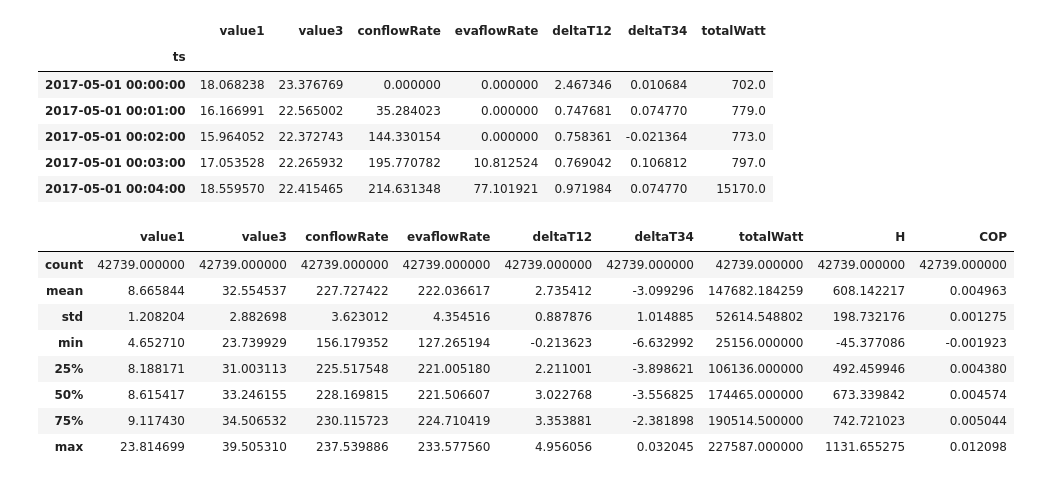
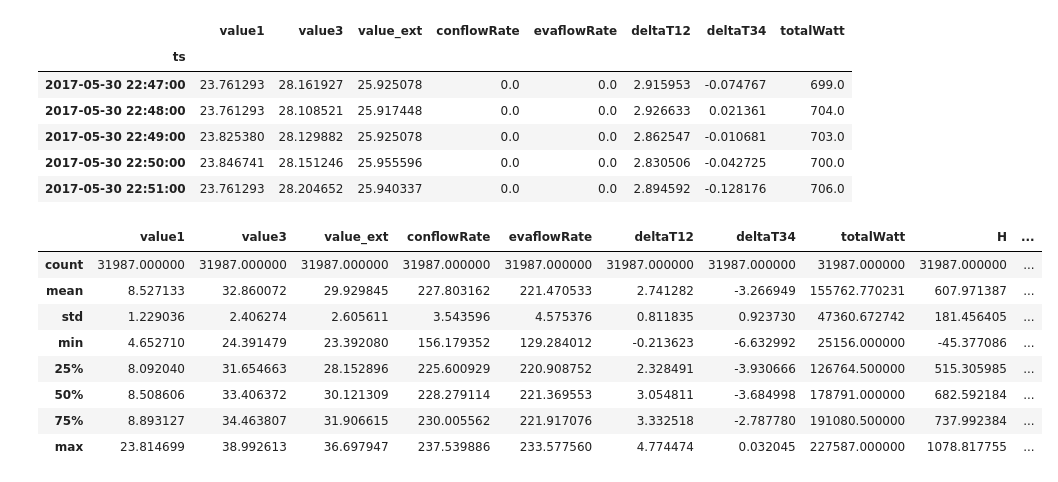
Before and after one commit to yujia21/datathon2017, a Jupyter notebook: Prediction-LinearReg-w cooling tower.ipynb, the cells around one changed output. Cells and saved outputs as stored; diff of their text form; code cells hidden in the pictures.

```diff
--- a/Prediction-LinearReg-w cooling tower.ipynb
+++ b/Prediction-LinearReg-w cooling tower.ipynb
@@ -5,7 +5,7 @@ import matplotlib.pyplot as plt
 %matplotlib notebook
 # %%
 n = str(1) #chiller number
-df = pd.read_csv("data/Chiller"+n+"_full.csv")
+df = pd.read_csv("data/Chiller"+n+"_full_ext.csv")
 df.index = pd.to_datetime(df['ts'])
 df.drop('ts', axis=1, inplace=True)
 df.head()
@@ -22,28 +22,29 @@ df['deltaT12'] = df['value2']-df['value1']
 df['deltaT34'] = df['value4']-df['value3']
 df['totalWatt'] = df.apply(lambda row: row['ch1Watt']+row['ch2Watt']+row['ch3Watt'], axis=1)
 df.drop(['ch1Watt', 'ch2Watt', 'ch3Watt'], inplace=True, axis=1)
-df=df[['value1','value3','conflowRate','evaflowRate','deltaT12','deltaT34','totalWatt']]
+df=df[['value1','value3','value','conflowRate','evaflowRate','deltaT12','deltaT34','totalWatt']]
+df.columns=['value1','value3','value_ext','conflowRate','evaflowRate','deltaT12','deltaT34','totalWatt']
 df.head()
 # %% [output]
-|  | value1 | value3 | conflowRate | evaflowRate | deltaT12 | deltaT34 | totalWatt |
-| ts |  |  |  |  |  |  |  |
-| 2017-05-01 00:00:00 | 18.068238 | 23.376769 | 0.000000 | 0.000000 | 2.467346 | 0.010684 | 702.0 |
-| 2017-05-01 00:01:00 | 16.166991 | 22.565002 | 35.284023 | 0.000000 | 0.747681 | 0.074770 | 779.0 |
-| 2017-05-01 00:02:00 | 15.964052 | 22.372743 | 144.330154 | 0.000000 | 0.758361 | -0.021364 | 773.0 |
-| 2017-05-01 00:03:00 | 17.053528 | 22.265932 | 195.770782 | 10.812524 | 0.769042 | 0.106812 | 797.0 |
-| 2017-05-01 00:04:00 | 18.559570 | 22.415465 | 214.631348 | 77.101921 | 0.971984 | 0.074770 | 15170.0 |
+|  | value1 | value3 | value_ext | conflowRate | evaflowRate | deltaT12 | deltaT34 | totalWatt |
+| ts |  |  |  |  |  |  |  |  |
+| 2017-05-30 22:47:00 | 23.761293 | 28.161927 | 25.925078 | 0.0 | 0.0 | 2.915953 | -0.074767 | 699.0 |
+| 2017-05-30 22:48:00 | 23.761293 | 28.108521 | 25.917448 | 0.0 | 0.0 | 2.926633 | 0.021361 | 704.0 |
+| 2017-05-30 22:49:00 | 23.825380 | 28.129882 | 25.925078 | 0.0 | 0.0 | 2.862547 | -0.010681 | 703.0 |
+| 2017-05-30 22:50:00 | 23.846741 | 28.151246 | 25.955596 | 0.0 | 0.0 | 2.830506 | -0.042725 | 700.0 |
+| 2017-05-30 22:51:00 | 23.761293 | 28.204652 | 25.940337 | 0.0 | 0.0 | 2.894592 | -0.128176 | 706.0 |
 # %%
 df['H']=df['deltaT12']*df['evaflowRate']
-df['COP']=df['H']/df['totalWatt']*4.19/3.6
+df['COP']=df['H']/df['totalWatt']*4.19/3.6*1000
 df[(df['evaflowRate']>125)&(df['totalWatt']>25000)].describe()
 # %% [output]
-|  | value1 | value3 | conflowRate | evaflowRate | deltaT12 | deltaT34 | totalWatt | H | COP |
-| count | 42739.000000 | 42739.000000 | 42739.000000 | 42739.000000 | 42739.000000 | 42739.000000 | 42739.000000 | 42739.000000 | 42739.000000 |
-| mean | 8.665844 | 32.554537 | 227.727422 | 222.036617 | 2.735412 | -3.099296 | 147682.184259 | 608.142217 | 0.004963 |
-| std | 1.208204 | 2.882698 | 3.623012 | 4.354516 | 0.887876 | 1.014885 | 52614.548802 | 198.732176 | 0.001275 |
-| min | 4.652710 | 23.739929 | 156.179352 | 127.265194 | -0.213623 | -6.632992 | 25156.000000 | -45.377086 | -0.001923 |
-| 25% | 8.188171 | 31.003113 | 225.517548 | 221.005180 | 2.211001 | -3.898621 | 106136.000000 | 492.459946 | 0.004380 |
-| 50% | 8.615417 | 33.246155 | 228.169815 | 221.506607 | 3.022768 | -3.556825 | 174465.000000 | 673.339842 | 0.004574 |
-| 75% | 9.117430 | 34.506532 | 230.115723 | 224.710419 | 3.353881 | -2.381898 | 190514.500000 | 742.721023 | 0.005044 |
-| max | 23.814699 | 39.505310 | 237.539886 | 233.577560 | 4.956056 | 0.032045 | 227587.000000 | 1131.655275 | 0.012098 |
+|  | value1 | value3 | value_ext | conflowRate | evaflowRate | deltaT12 | deltaT34 | totalWatt | H | ... |
+| count | 31987.000000 | 31987.000000 | 31987.000000 | 31987.000000 | 31987.000000 | 31987.000000 | 31987.000000 | 31987.000000 | 31987.000000 | ... |
+| mean | 8.527133 | 32.860072 | 29.929845 | 227.803162 | 221.470533 | 2.741282 | -3.266949 | 155762.770231 | 607.971387 | ... |
+| std | 1.229036 | 2.406274 | 2.605611 | 3.543596 | 4.575376 | 0.811835 | 0.923730 | 47360.672742 | 181.456405 | ... |
+| min | 4.652710 | 24.391479 | 23.392080 | 156.179352 | 129.284012 | -0.213623 | -6.632992 | 25156.000000 | -45.377086 | ... |
+| 25% | 8.092040 | 31.654663 | 28.152896 | 225.600929 | 220.908752 | 2.328491 | -3.930666 | 126764.500000 | 515.305985 | ... |
+| 50% | 8.508606 | 33.406372 | 30.121309 | 228.279114 | 221.369553 | 3.054811 | -3.684998 | 178791.000000 | 682.592184 | ... |
+| 75% | 8.893127 | 34.463807 | 31.906615 | 230.005562 | 221.917076 | 3.332518 | -2.787780 | 191080.500000 | 737.992384 | ... |
+| max | 23.814699 | 38.992613 | 36.697947 | 237.539886 | 233.577560 | 4.774474 | 0.032045 | 227587.000000 | 1078.817755 | ... |
 # %%
```
Also changed, not shown: parts of 13 cells of this notebook, 6 other files.
